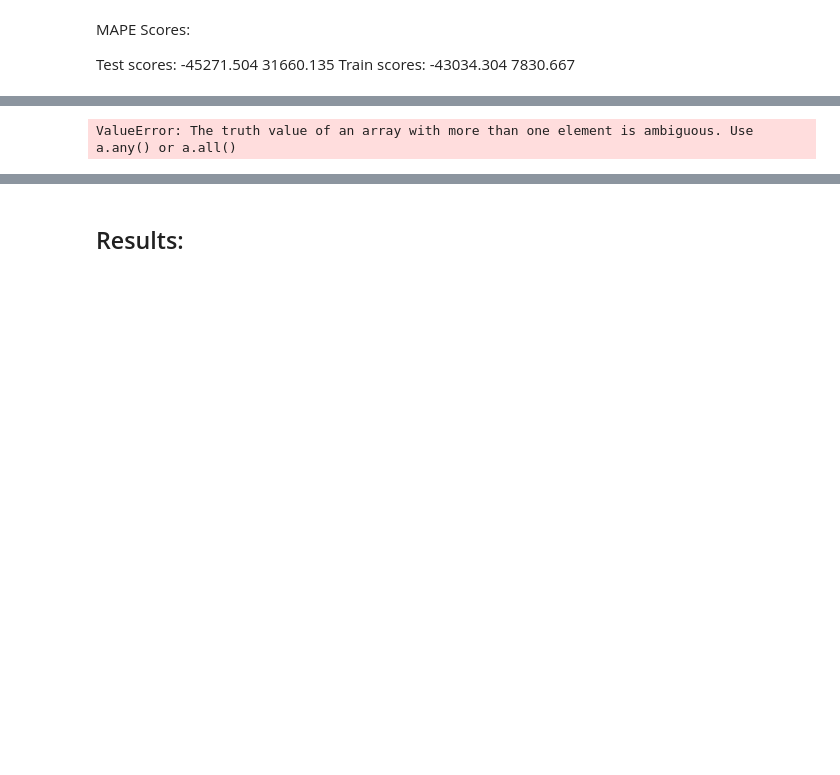
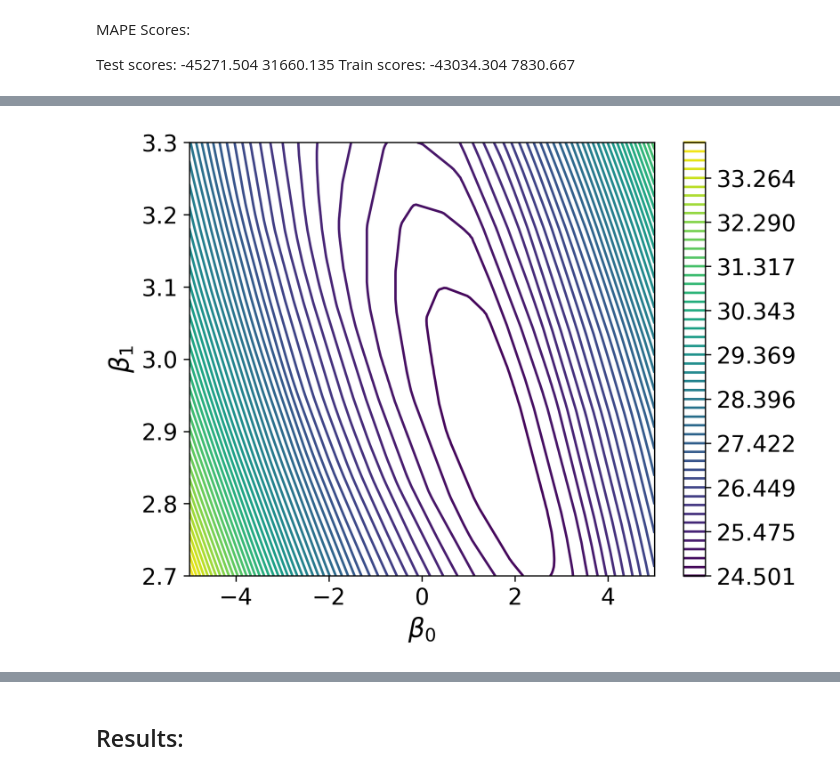
Before and after one commit to seoserang/phys255ml, a Jupyter notebook: 5 Linear Regression/Assignment 6/LinReg.ipynb, the cells around one changed output, grey strips where cells are left out. Cells and saved outputs as stored; diff of their text form; code cells hidden in the pictures; blank space fills up the shorter version.

```diff
--- a/5 Linear Regression/Assignment 6/LinReg.ipynb
+++ b/5 Linear Regression/Assignment 6/LinReg.ipynb
@@ -350,13 +351,11 @@ $L=δ(|y^2−y|−\frac{δ}{2})$
 3. Use a grid-search to fit the dataset with outliers while using the Huber loss function.  (Note the built-in function GridSearchCV cannot do this.  You have to do it manually:  loop over slope and intercept, predict the y values, and calculate the score.)  Report the fit parameters and Huber score, and plot the fit.  Compare to the results from scikitlearn's HuberRegressor.
 4. Referencing LinReg_Grad.ipynb Download LinReg_Grad.ipynb, implement a gradient method for the Huber loss function and compare the results with part (3).
 # %%
-def hubby(true,pred,b0,b1):
-    pred = b0 + b1*pred
-    delta = np.std(pred)
+def hubby(true,pred,delta=1.35):
     MSE_function = 1/2*np.mean((true-pred)**2)
     if np.mean(np.abs(true-pred)) <= delta:
         return MSE_function
     else:
-        return delta*(np.abs(true**2-pred)-1/2*delta)
+        return np.mean(delta*(np.abs(true-pred)-1/2*delta))
 
 hubby_scorer = make_scorer(hubby, greater_is_better = False)
@@ -390,43 +383,0 @@ array([-8.96077507e+07, -8.24633984e+07, -7.45973943e+07, -6.75685062e+07,
-# %%
-# Define search range based on data
-# You may need to adjust these ranges based on your data
-slope_range = np.linspace(-5, 10, 100)  # 50 points between -5 and 10
-intercept_range = np.linspace(-10, 10, 100)  # 50 points between -10 and 10
-
-best_score = 0
-best_params = {'slope': None, 'intercept': None}
-results = []
-
-# Grid search
-for slope in slope_range:
-    for intercept in intercept_range:
-        # Make predictions
-        y_pred = slope * X.ravel() + intercept
-
-        # Calculate Huber loss
-        score = hubby(y, y_pred)
-        results.append({
-            'slope': slope,
-            'intercept': intercept,
-            'loss': score
-        })
-
-        # Update best parameters
-        if score < best_score:
-            best_score = score
-            best_params['slope'] = slope
-            best_params['intercept'] = intercept
-
-print(f"Best parameters from manual grid search:")
-print('final result for intercept, slope = ', f"[{best_params['intercept']:.4f}]", f"[{best_params['slope']:.4f}]")
-print(f"  Huber Loss: {best_score:.4f}")
-
-# Fit sklearn's HuberRegressor for comparison
-huber = HuberRegressor(epsilon=1.35, max_iter=10000)  # epsilon=1.35 is default delta
-huber.fit(X, y)
-
-print(f"\nScikit-learn HuberRegressor results:")
-print('final result for intercept, slope = ', f"[{huber.intercept_:.4f}]", f"[{huber.coef_[0]:.4f}]")
-print(f"  Huber Loss: {hubby(y, huber.predict(X)):.4f}")
-# %% [output]
-ValueError: The truth value of an array with more than one element is ambiguous. Use a.any() or a.all()
@@ -434,0 +384,27 @@ X = np.c_[np.ones((100, 1)), x]
+# %%
+# Create array to store Huber loss values
+huber_loss_values = np.empty((200,200))
+
+N = len(y)
+delta = 1.35  # You can adjust this parameter
+
+for i, b0 in enumerate(beta0):
+    for j, b1 in enumerate(beta1):
+        predictions = b0 + b1*x
+        # hubby already returns mean loss, so don't divide by N again
+        huber_loss_values[i, j] = hubby(y, predictions, delta=delta)
+# %%
+# Instead of fixed logspace, let's create levels based on your actual data
+if huber_loss_values.min() > 0 and huber_loss_values.max() > 0:
+    levels = np.linspace(huber_loss_values.min(), huber_loss_values.max(), 50)
+else:
+    levels = 50  # Let contour auto-choose levels
+
+fig15, ax = plt.subplots()
+CSS = ax.contour(beta0, beta1, huber_loss_values, levels=levels)
+plt.xlabel('$\\beta_0$')
+plt.ylabel('$\\beta_1$')
+plt.colorbar(CSS, ax=ax)
+plt.show()
+# %% [output]
+[figure, added]
```
Also changed, not shown: parts of 24 cells of this notebook.
